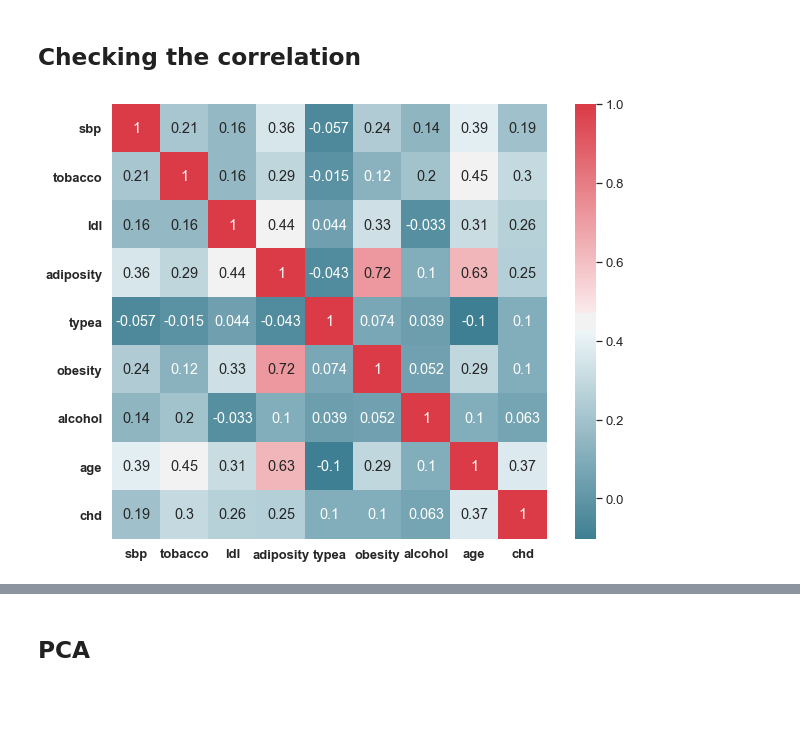
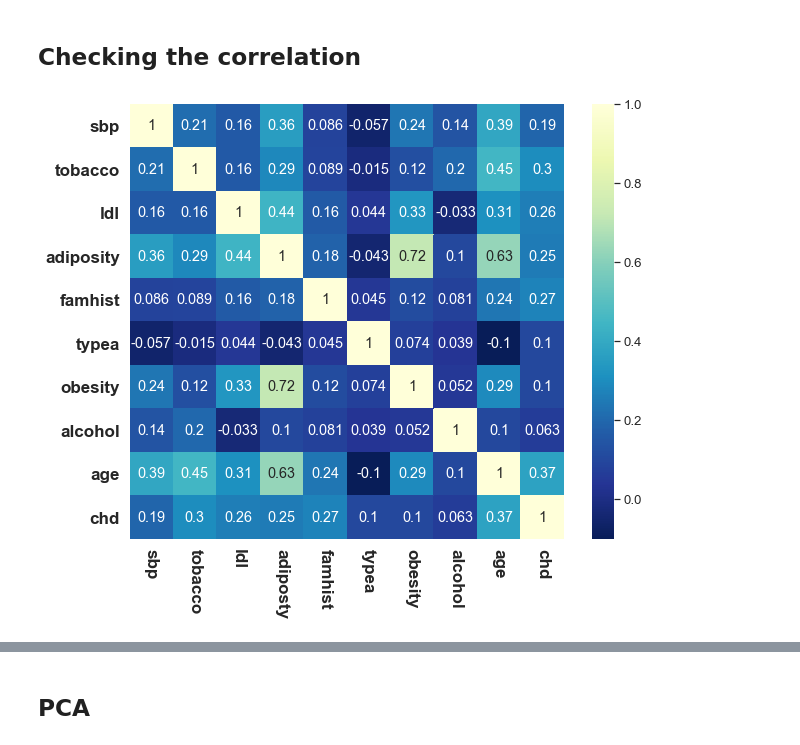
Before and after one commit to KrishnaMohinani/SAheart, a Jupyter notebook: SA Heart.ipynb, the cells around one changed output, grey strips where cells are left out. Cells and saved outputs as stored; diff of their text form; code cells hidden in the pictures; blank space fills up the shorter version.

```diff
--- a/SA Heart.ipynb
+++ b/SA Heart.ipynb
@@ -21,5 +18,5 @@ https://www.kaggle.com/yassinehamdaoui1/cardiovascular-disease/notebooks
 # %%
-df = pd.read_csv('SAheart.csv')
+df = pd.read_csv('https://raw.githubusercontent.com/KrishnaMohinani/SAheart/main/SAheart.csv')
 df = df.drop(columns=['row.names'])
 df
 # %% [output]
@@ -224,17 +211,23 @@ fig.suptitle('Histogram of all features', fontsize=20, fontweight='bold');
 # %% [markdown]
 ## Checking the correlation
+# %%
+correlation_df = pd.read_csv('https://web.stanford.edu/~hastie/ElemStatLearn/datasets/SAheart.data')
+correlation_df = correlation_df.drop(columns=['row.names'])
+correlation_df['CHD'] = data_fmh['response, coronary heart disease']
+
+dic2 = {'Present':1, 'Absent':0}
+correlation_df['famhist'] = correlation_df['famhist'].replace(dic)
+corr = correlation_df.corr()
 # %%
-correlation_df = pd.read_csv('https://web.stanford.edu/~hastie/ElemStatLearn/datasets/SAheart.data')
-correlation_df = correlation_df.drop(columns=['row.names'])
-correlation_df['CHD'] = data_fmh['response, coronary heart disease']
-
 figure, ax = plt.subplots(figsize=(10, 8))
-corr = correlation_df.corr()
-plt.xticks(fontsize=13,weight='bold')
-plt.yticks(fontsize=13 ,weight='bold')
+plt.xticks(fontsize=17,weight='bold')
+plt.yticks(fontsize=17 ,weight='bold')
 sns.set(font_scale = 1.2)
-sns.heatmap(corr, annot=True,mask=np.zeros_like(corr, dtype=np.bool), cmap=sns.diverging_palette(220, 10, as_cmap=True),
+g = sns.heatmap(corr, annot=True,mask=np.zeros_like(corr, dtype=np.bool),cmap="YlGnBu_r" ,
             square=True,ax=ax);
+g.set_xticklabels(labels=('sbp','tobacco','ldl','adiposty','famhist',
+                         'typea','obesity','alcohol','age','chd'),rotation=-90);
+#cmap=sns.diverging_palette(220, 10, as_cmap=True,center='light')
 # %% [output]
-[figure, old version]
+[figure, new version]
 # %%
```
Also changed, not shown: parts of 17 cells of this notebook.
